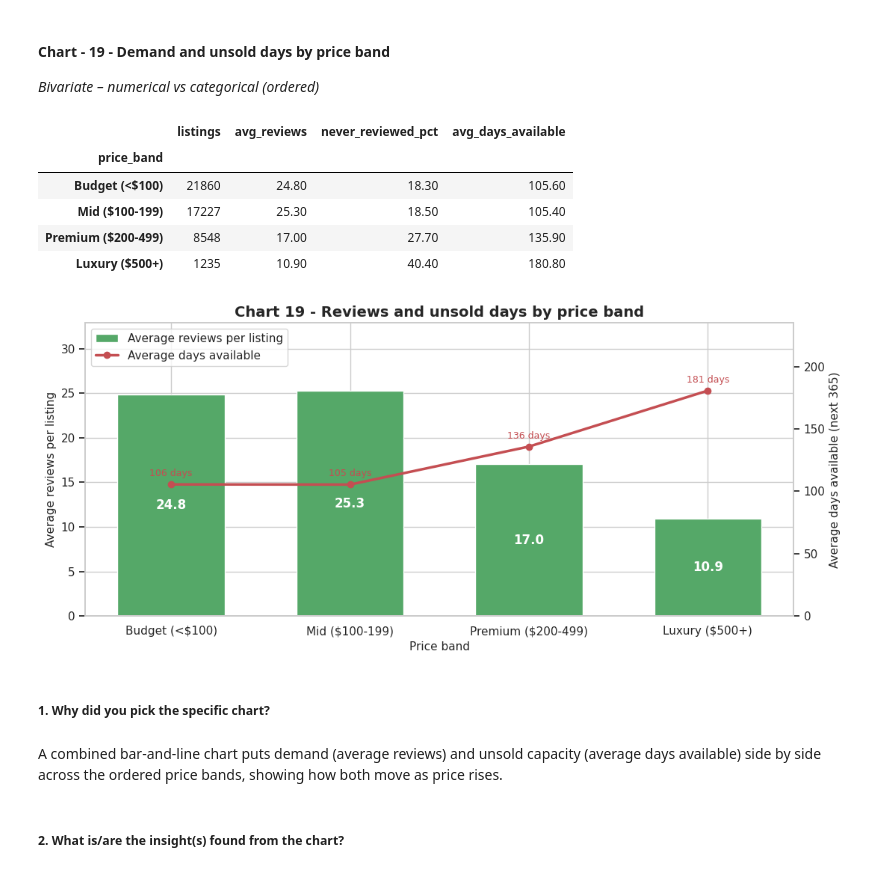
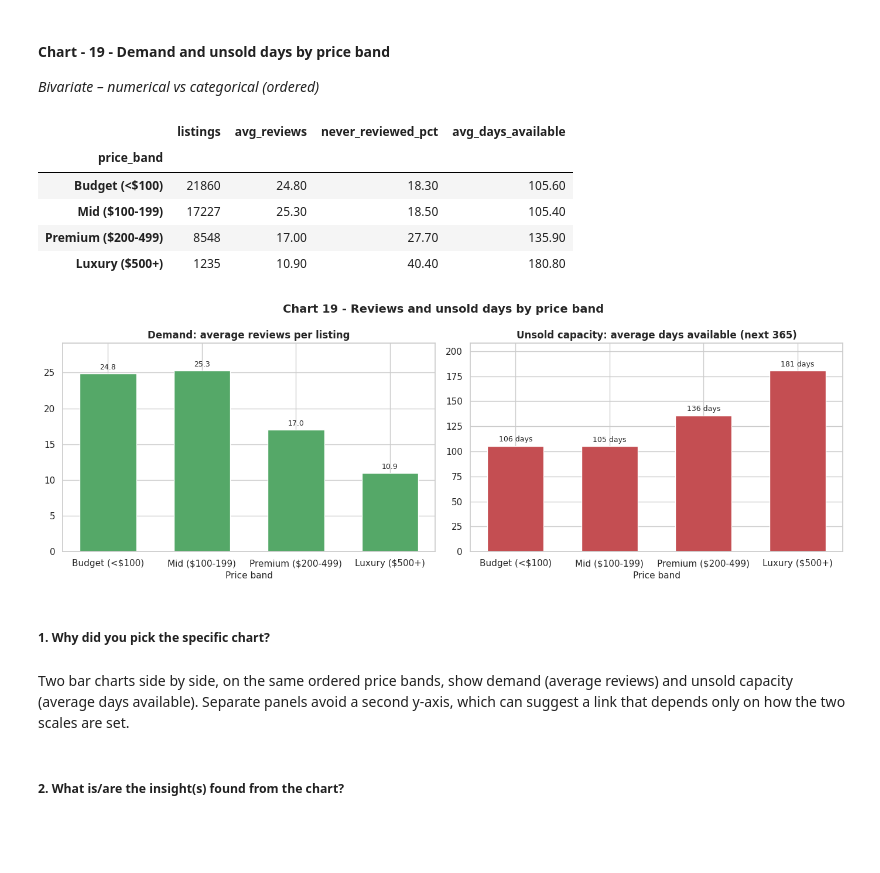
Before and after one commit to sanjeevgoyal1993/Airbnb-NYC-2019-EDA, a Jupyter notebook: Airbnb_NYC_2019_EDA_Capstone.ipynb, the cells around one changed output. Cells and saved outputs as stored; diff of their text form; code cells hidden in the pictures; blank space fills up the shorter version.

Commit message:
Split Chart 19 into two panels, note AI help
Co-Authored-By: Claude Opus 5.5 <noreply@anthropic.com>

```diff
--- a/Airbnb_NYC_2019_EDA_Capstone.ipynb
+++ b/Airbnb_NYC_2019_EDA_Capstone.ipynb
@@ -1274,46 +1274,38 @@ Are there any insights that lead to negative growth? Justify with specific reaso
 #### Chart - 19 - Demand and unsold days by price band
 *Bivariate – numerical vs categorical (ordered)*
 # %%
-# Chart - 19 visualization code: average reviews (bars) and average days available (line) by price band
+# Chart - 19 visualization code: average reviews and average days available by price band, one panel each
 band_demand = df.groupby("price_band", observed=True).agg(
     listings=("id", "size"),
     avg_reviews=("number_of_reviews", "mean"),
     never_reviewed_pct=("number_of_reviews", lambda s: s.eq(0).mean() * 100),
     avg_days_available=("availability_365", "mean"))
 display(band_demand.round(1))
 
-x = np.arange(len(band_demand))
-fig, ax1 = plt.subplots(figsize=(11, 5))
-bars = ax1.bar(x, band_demand["avg_reviews"], color="#55A868", width=0.6, label="Average reviews per listing")
-ax1.bar_label(bars, labels=[f"{v:.1f}" for v in band_demand["avg_reviews"]], label_type="center",
-               color="white", fontweight="bold")
-ax1.set_xticks(x)
-ax1.set_xticklabels(band_demand.index.astype(str))
-ax1.set_ylabel("Average reviews per listing")
-ax1.set_ylim(0, band_demand["avg_reviews"].max() * 1.3)
-
-ax2 = ax1.twinx()                                     # second y-axis for availability
-ax2.plot(x, band_demand["avg_days_available"], color="#C44E52", marker="o", lw=2.5, label="Average days available")
-for xi, yi in zip(x, band_demand["avg_days_available"]):
-    ax2.annotate(f"{yi:.0f} days", (xi, yi), textcoords="offset points", xytext=(0, 8), ha="center",
-                 color="#C44E52", fontsize=9)
-ax2.set_ylabel("Average days available (next 365)")
-ax2.set_ylim(0, band_demand["avg_days_available"].max() * 1.3)
-ax2.grid(False)
-ax1.legend(handles=[bars, ax2.lines[0]], loc="upper left")
-finish(ax1, "Chart 19 - Reviews and unsold days by price band", "Price band", None)
+fig, axes = plt.subplots(1, 2, figsize=(14, 5))
+panels = [(axes[0], "avg_reviews", "Demand: average reviews per listing", "#55A868", "{:.1f}"),
+          (axes[1], "avg_days_available", "Unsold capacity: average days available (next 365)", "#C44E52", "{:.0f} days")]
+for ax, col, title, color, label in panels:
+    bars = ax.bar(band_demand.index.astype(str), band_demand[col], color=color, width=0.6)
+    ax.bar_label(bars, labels=[label.format(v) for v in band_demand[col]], padding=3, fontsize=9)
+    ax.set_title(title, fontsize=12)
+    ax.set_xlabel("Price band")
+    ax.set_ylim(0, band_demand[col].max() * 1.15)
+fig.suptitle("Chart 19 - Reviews and unsold days by price band", fontsize=14, fontweight="bold")
+plt.tight_layout()
+plt.show()
 # %% [output]
 |  | listings | avg_reviews | never_reviewed_pct | avg_days_available |
 | price_band |  |  |  |  |
 | Budget (<$100) | 21860 | 24.80 | 18.30 | 105.60 |
 | Mid ($100-199) | 17227 | 25.30 | 18.50 | 105.40 |
 | Premium ($200-499) | 8548 | 17.00 | 27.70 | 135.90 |
 | Luxury ($500+) | 1235 | 10.90 | 40.40 | 180.80 |
-[figure, old version]
+[figure, new version]
 # %% [markdown]
 ##### 1. Why did you pick the specific chart?
 # %% [markdown]
-A combined bar-and-line chart puts demand (average reviews) and unsold capacity (average days available) side by side across the ordered price bands, showing how both move as price rises.
+Two bar charts side by side, on the same ordered price bands, show demand (average reviews) and unsold capacity (average days available). Separate panels avoid a second y-axis, which can suggest a link that depends only on how the two scales are set.
 # %% [markdown]
 ##### 2. What is/are the insight(s) found from the chart?
 # %% [markdown]
```
Also changed, not shown: parts of 2 cells of this notebook.
